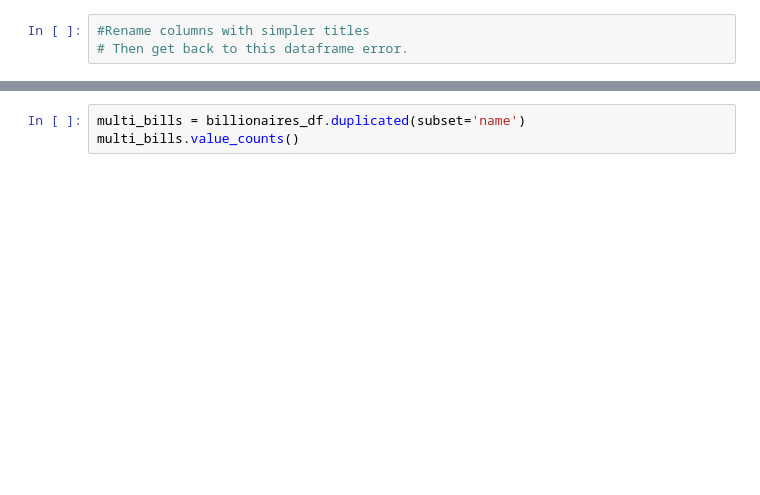
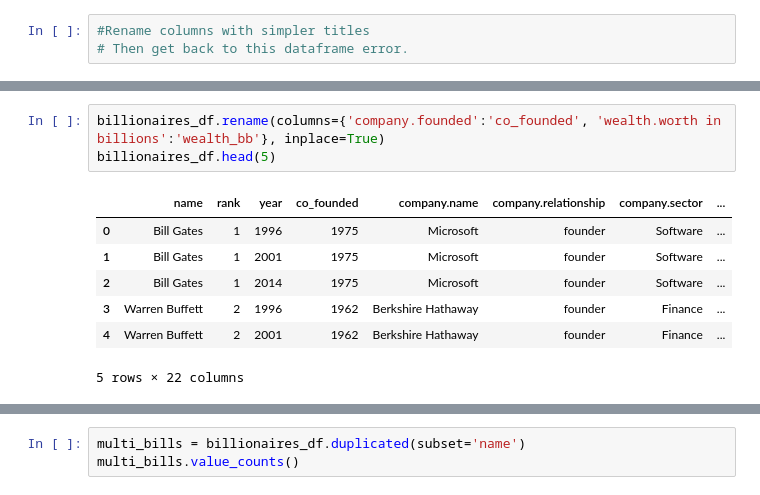
Before and after one commit to SarahMason2015/Billionaires, a Jupyter notebook: BillionairesData.ipynb, the cells around one changed output, grey strips where cells are left out. Drawn from its saved outputs; the diff is of its cells as text; blank space fills up the shorter version.

```diff
--- a/BillionairesData.ipynb
+++ b/BillionairesData.ipynb
@@ -215,0 +223,11 @@ billionaires_df.head(10)
+# %%
+billionaires_df.rename(columns={'company.founded':'co_founded', 'wealth.worth in billions':'wealth_bb'}, inplace=True)
+billionaires_df.head(5)
+# %% [output]
+|  | name | rank | year | co_founded | company.name | company.relationship | company.sector | ... |
+| 0 | Bill Gates | 1 | 1996 | 1975 | Microsoft | founder | Software | ... |
+| 1 | Bill Gates | 1 | 2001 | 1975 | Microsoft | founder | Software | ... |
+| 2 | Bill Gates | 1 | 2014 | 1975 | Microsoft | founder | Software | ... |
+| 3 | Warren Buffett | 2 | 1996 | 1962 | Berkshire Hathaway | founder | Finance | ... |
+| 4 | Warren Buffett | 2 | 2001 | 1962 | Berkshire Hathaway | founder | Finance | ... |
+5 rows × 22 columns
```
Also changed, not shown: parts of 14 cells of this notebook.
